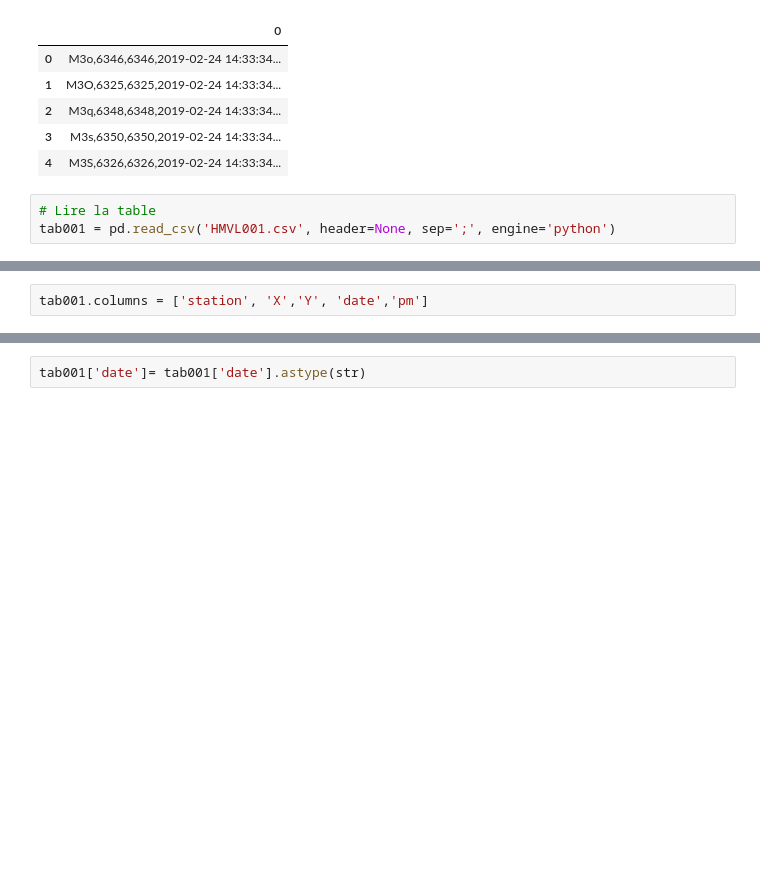
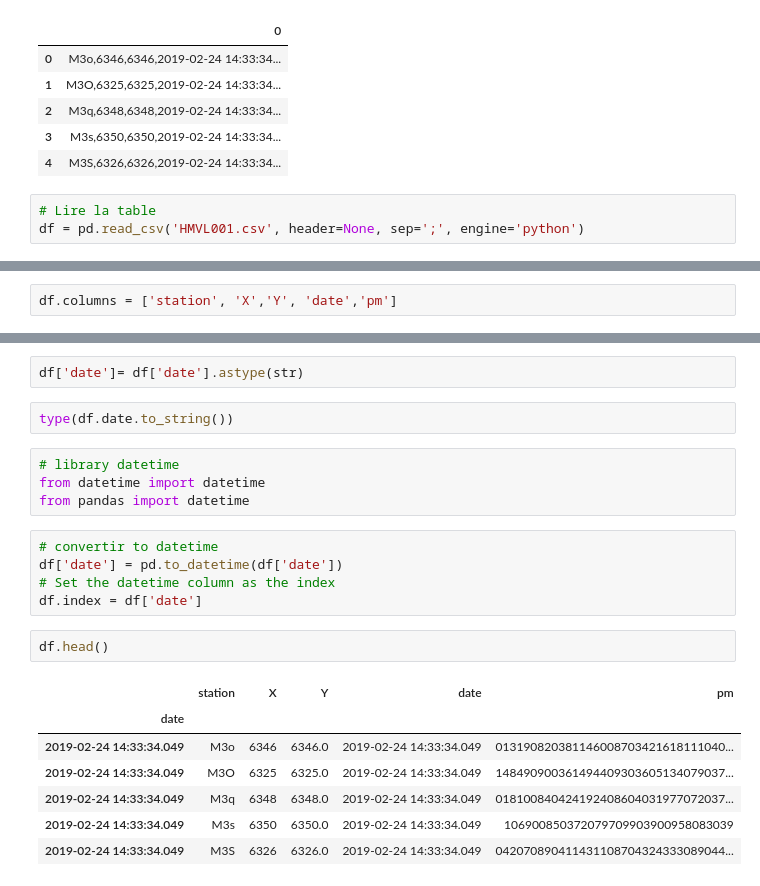
Before and after one commit to Oumayma13/Data_5sc, a Jupyter notebook: Jupyter-DIRmed2.ipynb, the cells around one changed output, grey strips where cells are left out. Cells and saved outputs as stored; diff of their text form; blank space fills up the shorter version.

```diff
--- a/Jupyter-DIRmed2.ipynb
+++ b/Jupyter-DIRmed2.ipynb
@@ -60,5 +60,5 @@ tab.head()
 | 4 | M3S,6326,6326,2019-02-24 14:33:34... |
 # %%
 # Lire la table
-tab001 = pd.read_csv('HMVL001.csv', header=None, sep=';', engine='python')
+df = pd.read_csv('HMVL001.csv', header=None, sep=';', engine='python')
 # %%
@@ -71,4 +71,4 @@ tab001.head()
 | 3 | M3s | 6350 | 6350.0 | 2019-02-24 14:33:34.049 | 106900850372079709903900958083039 |
 | 4 | M3S | 6326 | 6326.0 | 2019-02-24 14:33:34.049 | 042070890411431108704324333089044... |
 # %%
-tab001.columns = ['station', 'X','Y', 'date','pm']
+df.columns = ['station', 'X','Y', 'date','pm']
@@ -98,4 +77,25 @@ type(tab001['date'])
 # %% [output]
 pandas.core.series.Series
 # %%
-tab001['date']= tab001['date'].astype(str)
+df['date']= df['date'].astype(str)
+# %%
+type(df.date.to_string())
+# %%
+# library datetime
+from datetime import datetime
+from pandas import datetime
+# %%
+# convertir to datetime
+df['date'] = pd.to_datetime(df['date'])
+# Set the datetime column as the index
+df.index = df['date']
+# %%
+df.head()
+# %% [output]
+|  | station | X | Y | date | pm |
+| date |  |  |  |  |  |
+| 2019-02-24 14:33:34.049 | M3o | 6346 | 6346.0 | 2019-02-24 14:33:34.049 | 013190820381146008703421618111040... |
+| 2019-02-24 14:33:34.049 | M3O | 6325 | 6325.0 | 2019-02-24 14:33:34.049 | 148490900361494409303605134079037... |
+| 2019-02-24 14:33:34.049 | M3q | 6348 | 6348.0 | 2019-02-24 14:33:34.049 | 018100840424192408604031977072037... |
+| 2019-02-24 14:33:34.049 | M3s | 6350 | 6350.0 | 2019-02-24 14:33:34.049 | 106900850372079709903900958083039 |
+| 2019-02-24 14:33:34.049 | M3S | 6326 | 6326.0 | 2019-02-24 14:33:34.049 | 042070890411431108704324333089044... |
```
Also changed, not shown: parts of 19 cells of this notebook.
